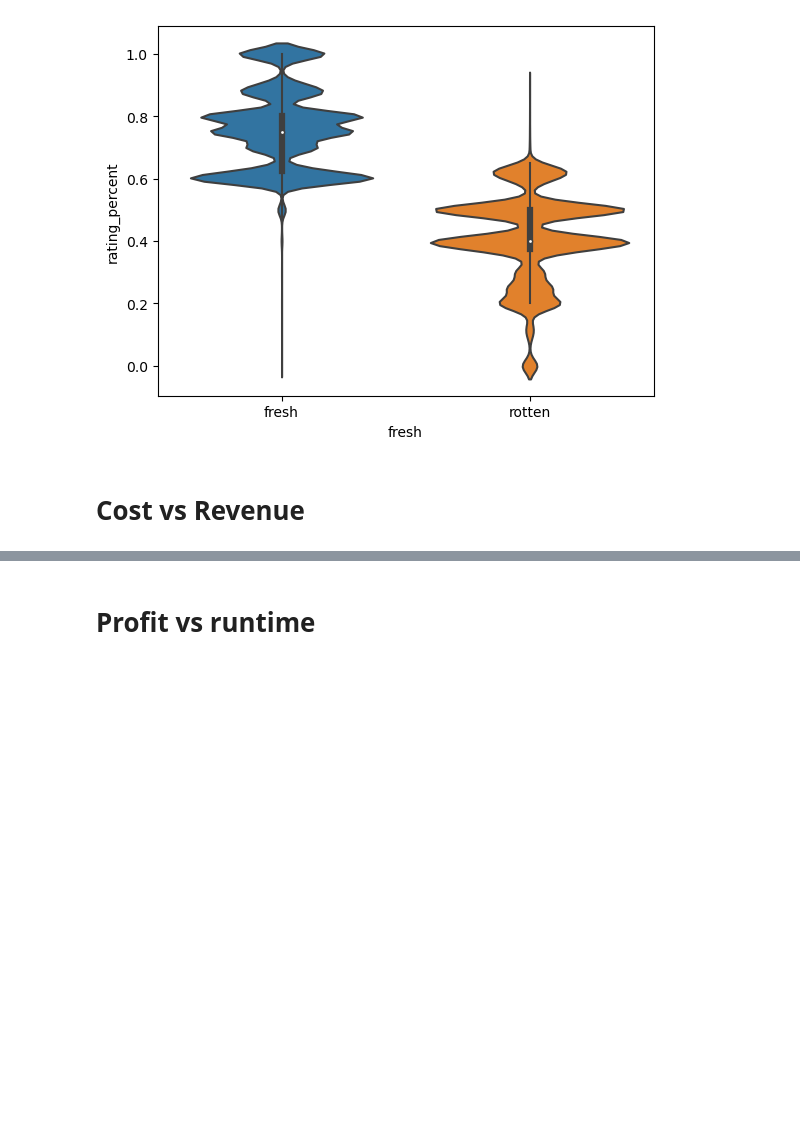
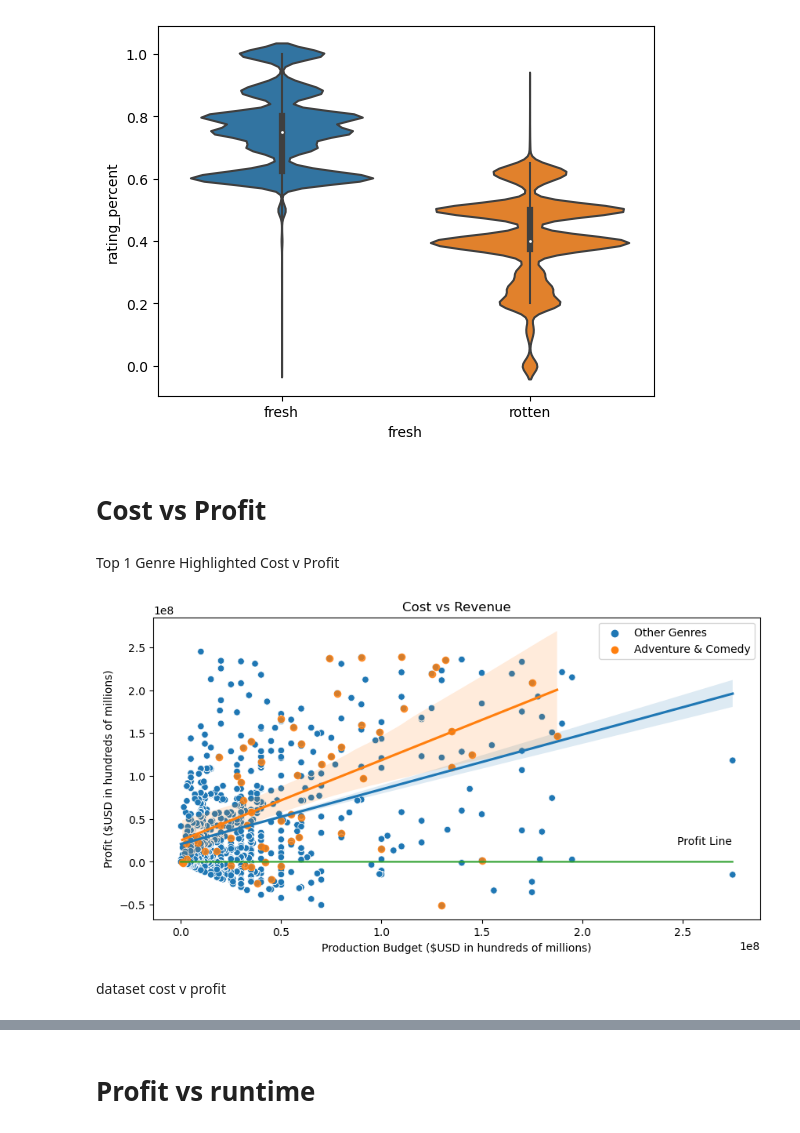
Before and after one commit to alexanderdaffara/Movies_Insights_EDA, a Jupyter notebook: Alex-Notebook.ipynb, the cells around one changed output, grey strips where cells are left out. Drawn from its saved outputs; the diff is of its cells as text; code cells hidden in the pictures; blank space fills up the shorter version.

```diff
--- a/Alex-Notebook.ipynb
+++ b/Alex-Notebook.ipynb
@@ -391,7 +393,64 @@ ax = sns.violinplot(x='fresh',y='rating_percent', data=rt_reviews_df)
 # %% [output]
 [figure]
 # %% [markdown]
-# Cost vs Revenue
+# Cost vs Profit
+# %% [markdown]
+Top 1 Genre Highlighted Cost v Profit
+# %%
+""" cost_v_profit_df has ['movie','release_year','genres' (optimized),'production_budget','profit'] """
+
+cost_v_profit_df = profit_genreTuples_df.merge(modern_budgets_df[['movie','release_year','production_budget']],
+                                               how='inner',
+                                               left_on=['movie', 'release_year'],
+                                               right_on=['movie','release_year'],
+                                               suffixes=['_',''])
+
+top4_genres = [('Adventure', 'Comedy'), ('Action', 'Adventure'), 'Adventure', 'Sci-Fi']
+top4_loc = cost_v_profit_df['genres'].map(lambda x: True if x in top4_genres else False)
+cost_v_profit_df['is_top4_genres'] = top4_loc
+
+top_genre = [('Adventure', 'Comedy')]
+top_loc = cost_v_profit_df['genres'].map(lambda x: True if x in top_genre else False)
+cost_v_profit_df['is_top_genre'] = top_loc.map(lambda x: 'Adventure & Comedy' if x else 'Other Genres')
+
+fig, ax = plt.subplots(figsize=(10,5))
+
+data = cost_v_profit_df
+sns.scatterplot(x='production_budget',
+                y='profit',
+                hue='is_top_genre',
+                legend='auto',
+                data=data,
+                ax=ax)
+
+data = cost_v_profit_df.loc[~top_loc]
+sns.regplot(x='production_budget',
+            y='profit',
+            scatter=False,
+            data=data,
+            ax=ax)
+
+data = cost_v_profit_df.loc[top_loc]
+sns.regplot(x='production_budget',
+            y='profit',
+            scatter=True,
+            data=data,
+            ax=ax)
+
+sns.lineplot(x=range(0,modern_budgets_df.production_budget.max(), 10000),
+             y=[0] * int(modern_budgets_df.production_budget.max()/10000),
+             ax=ax)
+
+ax.legend(title='')
+ax.set(title='Cost vs Revenue',
+       xlabel='Production Budget ($USD in hundreds of millions)',
+       ylabel='Profit ($USD in hundreds of millions)')
+ax.text(modern_budgets_df.production_budget.max()*.9,20000000,'Profit Line')
+plt.show()
+# %% [output]
+[figure, added]
+# %% [markdown]
+dataset cost v profit
 # %%
 fig, ax = plt.subplots(figsize=(10,5))
 sns.regplot(x='production_budget',
```
Also changed, not shown: parts of 26 cells of this notebook.
